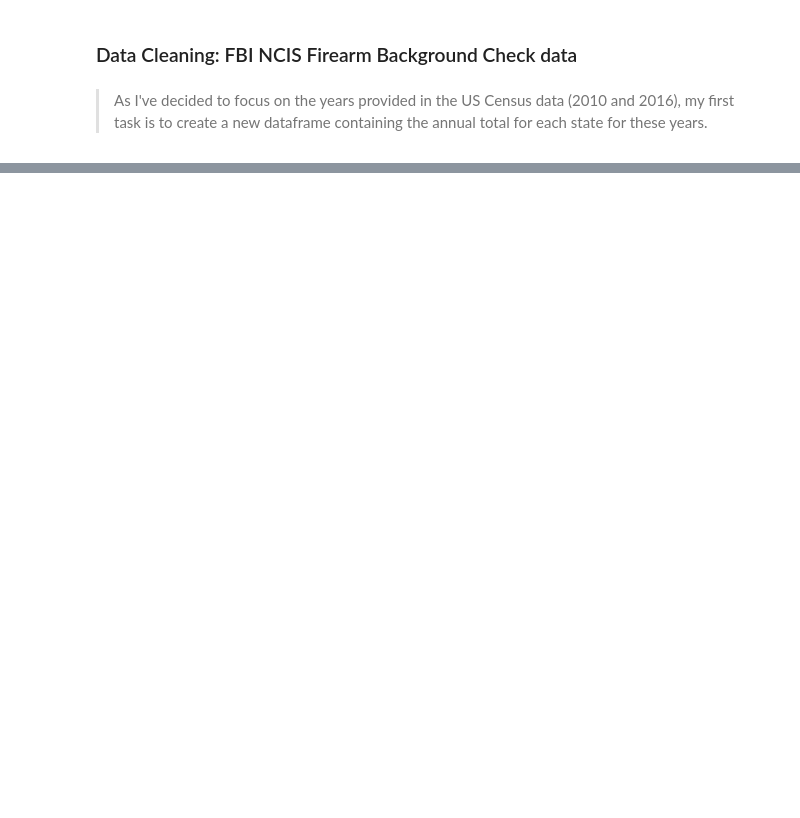
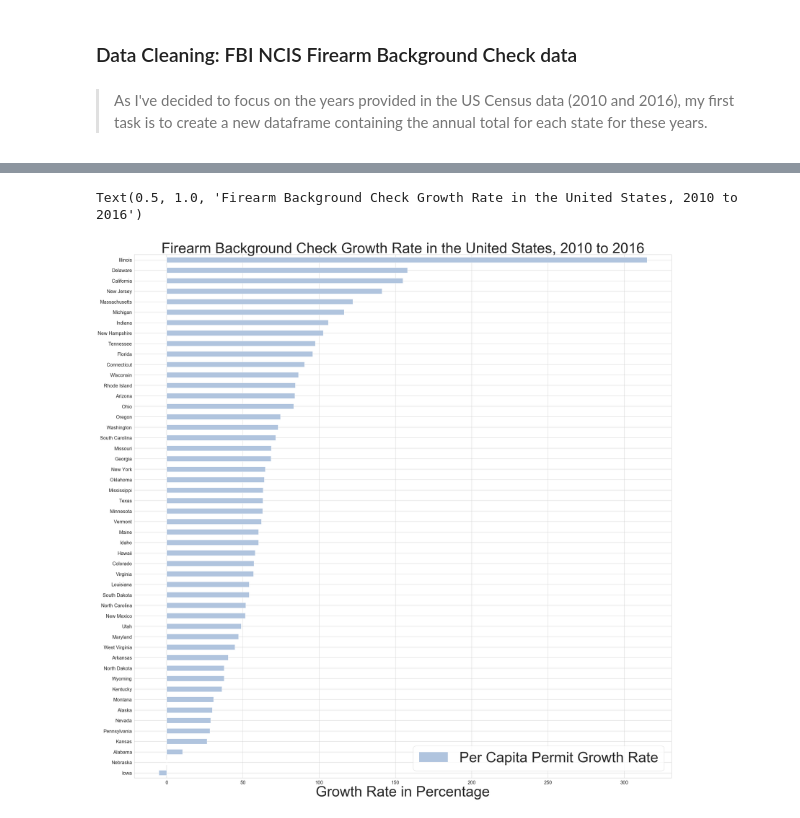
Before and after one commit to lanapalmer/FBI_Gun_Data_Analysis, a Jupyter notebook: FBI_Gun_Data_Analysis.ipynb, the cells around one changed output, grey strips where cells are left out. Cells and saved outputs as stored; diff of their text form; code cells hidden in the pictures; blank space fills up the shorter version.

```diff
--- a/FBI_Gun_Data_Analysis.ipynb
+++ b/FBI_Gun_Data_Analysis.ipynb
@@ -278,0 +985,19 @@ df2.head(100)
+# %%
+#Plotting per capita background checks in ascending order
+f, ax = plt.subplots(figsize=(40, 40))
+sns.set(style="whitegrid")
+
+matplotlib.rc('xtick', labelsize=20)
+matplotlib.rc('ytick', labelsize=20)
+
+per_capita_growth = df3.loc[:,'Per Capita Permit Growth Rate'].sort_values(ascending=True,)
+per_capita_growth.plot(kind='barh', color='lightsteelblue')
+
+
+plt.legend(prop={'size': 60})
+
+ax.set_xlabel('Growth Rate in Percentage', fontsize=60)
+ax.set_title('Firearm Background Check Growth Rate in the United States, 2010 to 2016', fontsize=60)
+# %% [output]
+Text(0.5, 1.0, 'Firearm Background Check Growth Rate in the United States, 2010 to 2016')
+[figure, added]
```
Also changed, not shown: parts of 61 cells of this notebook.
